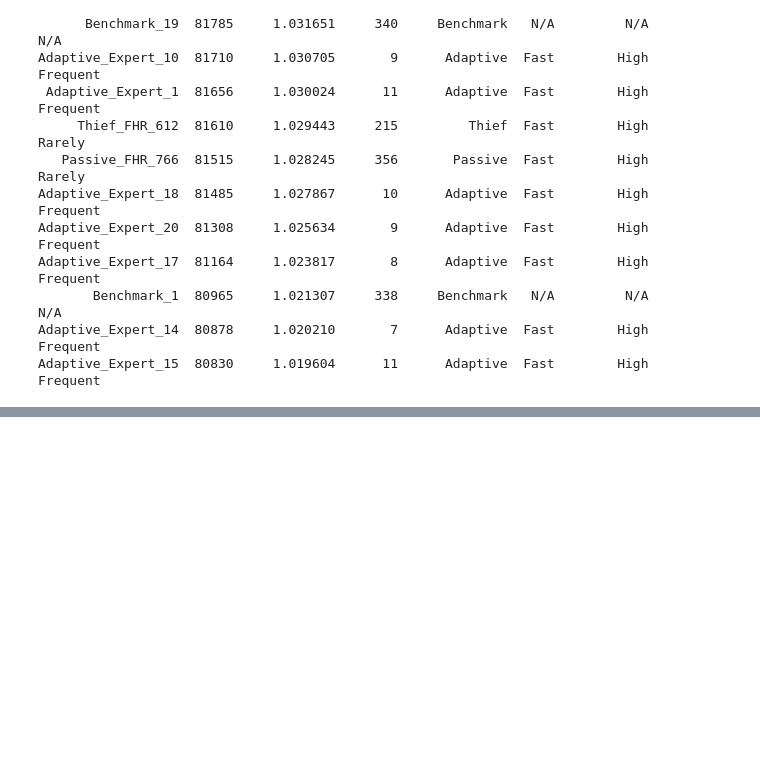
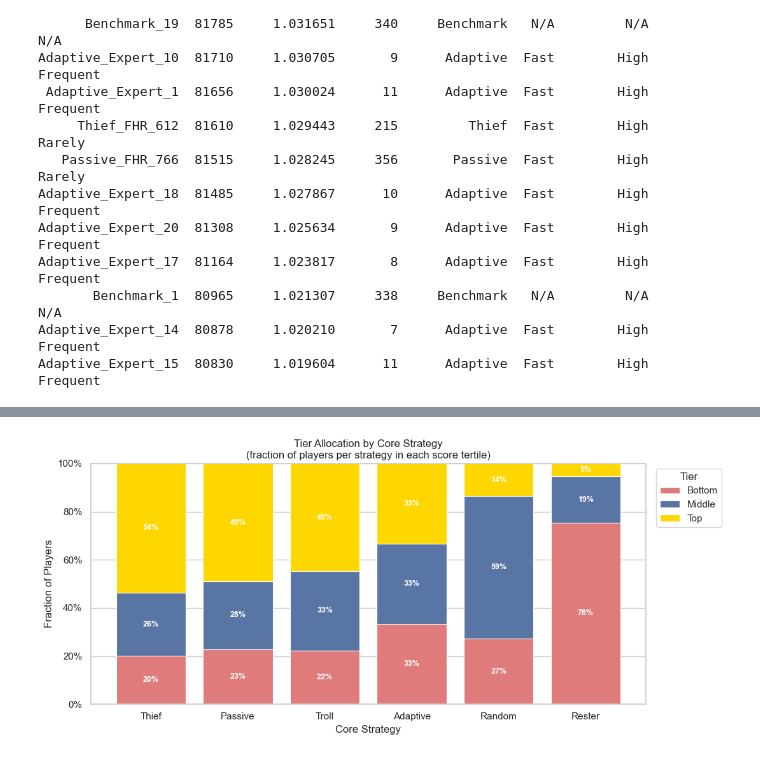
Before and after one commit to blakefren/jbot, a Jupyter notebook: scripts/simulate_powerups_viz.ipynb, the cells around one changed output, grey strips where cells are left out. Saved outputs shown, nothing was run; the diff lists cells and outputs as text; code cells hidden in the pictures; blank space fills up the shorter version.

```diff
--- a/scripts/simulate_powerups_viz.ipynb
+++ b/scripts/simulate_powerups_viz.ipynb
@@ -549,0 +593,61 @@ Adaptive_Expert_15  80830     1.019604      11      Adaptive  Fast        High
+# %%
+# Strategy Tier Allocation — stacked bar
+# For each core strategy, what fraction of its players land in each tier?
+# High Top share → reliable top-tier factory. High Bottom share → consistently bad.
+
+strat_tier = (
+    proc_non_bench.groupby(["Core Strategy", "Tier"], observed=True)
+    .size()
+    .reset_index(name="count")
+)
+strat_total = proc_non_bench.groupby("Core Strategy").size().reset_index(name="total")
+strat_tier = strat_tier.merge(strat_total, on="Core Strategy")
+strat_tier["fraction"] = strat_tier["count"] / strat_tier["total"]
+
+# Pivot for stacking
+tier_pivot = strat_tier.pivot_table(
+    index="Core Strategy", columns="Tier", values="fraction", fill_value=0, observed=True
+).reindex(columns=["Bottom", "Middle", "Top"])
+
+# Sort strategies by Top-tier fraction descending (most dominant at top)
+tier_pivot = tier_pivot.reindex(
+    tier_pivot["Top"].sort_values(ascending=False).index
+)
+
+fig, ax = plt.subplots(figsize=(11, 5))
+bottom = pd.Series([0.0] * len(tier_pivot), index=tier_pivot.index)
+for tier in ["Bottom", "Middle", "Top"]:
+    vals = tier_pivot[tier]
+    bars = ax.bar(
+        tier_pivot.index,
+        vals,
+        bottom=bottom,
+        color=TERTILE_COLORS[tier],
+        label=tier,
+        edgecolor="white",
+        linewidth=0.8,
+    )
+    for bar, val in zip(bars, vals):
+        if val > 0.05:
+            ax.text(
+                bar.get_x() + bar.get_width() / 2,
+                bar.get_y() + bar.get_height() / 2,
+                f"{val:.0%}",
+                ha="center",
+                va="center",
+                fontsize=9,
+                color="white",
+                fontweight="bold",
+            )
+    bottom += vals
+
+ax.yaxis.set_major_formatter(plt.FuncFormatter(lambda y, _: f"{y:.0%}"))
+ax.set_ylim(0, 1)
+ax.set_title("Tier Allocation by Core Strategy\n(fraction of players per strategy in each score tertile)")
+ax.set_xlabel("Core Strategy")
+ax.set_ylabel("Fraction of Players")
+ax.legend(title="Tier", bbox_to_anchor=(1.01, 1), loc="upper left")
+plt.tight_layout()
+plt.show()
+# %% [output]
+[figure, added]
```
Also changed, not shown: parts of 10 cells of this notebook.
